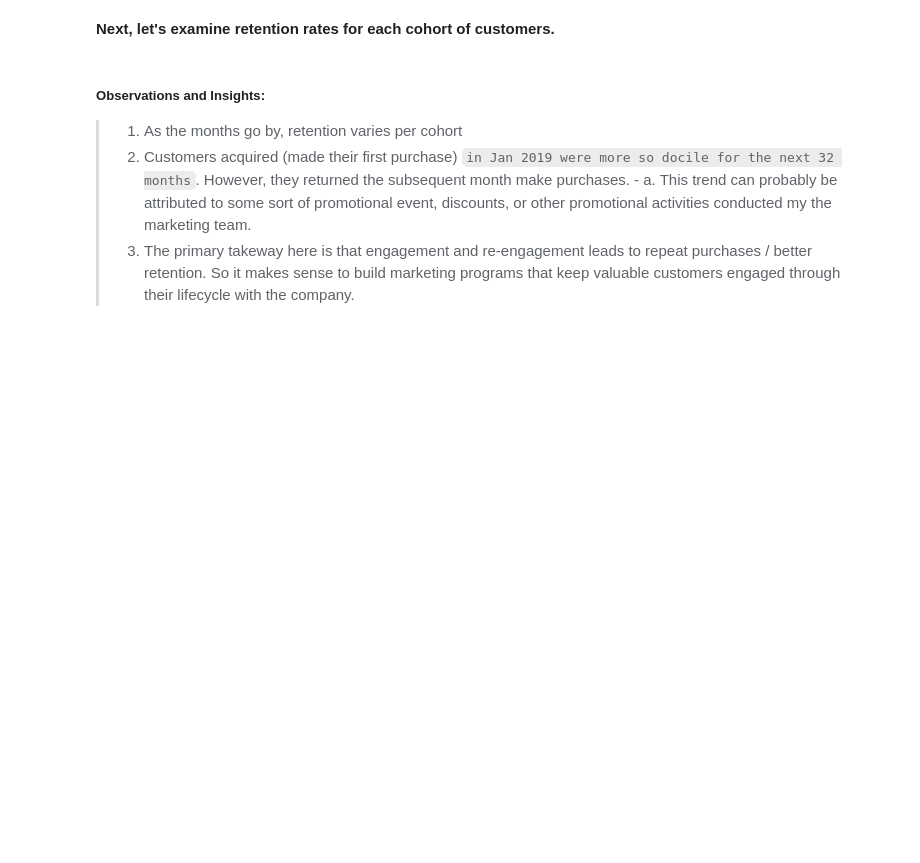
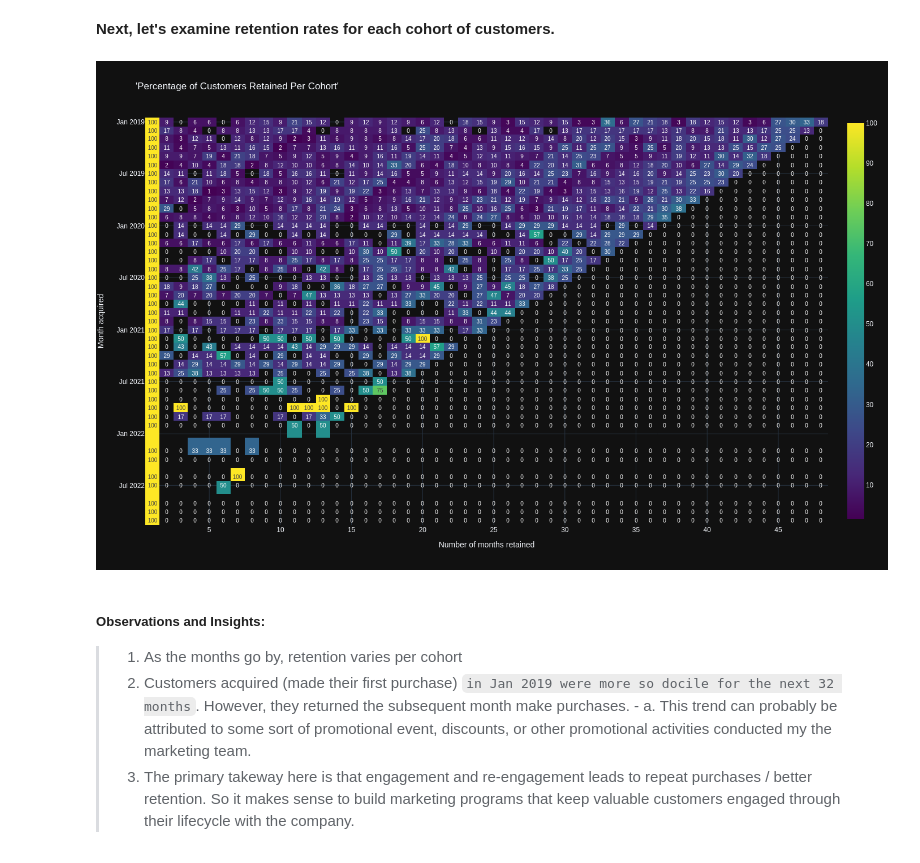
Before and after one commit to DataAnalyticSscience/MarketingAnalytics, a Jupyter notebook: Customer_Lifetime_Value_RFM_Analysis.ipynb, the cells around one changed output. Cells and saved outputs as stored; diff of their text form; code cells hidden in the pictures; blank space fills up the shorter version.

```diff
--- a/Customer_Lifetime_Value_RFM_Analysis.ipynb
+++ b/Customer_Lifetime_Value_RFM_Analysis.ipynb
@@ -610,7 +612,9 @@ def get_month_name(x):
 Month_List = Month_List.apply(get_month_name)
 # %%
 fig = px.imshow(Retention_Rate, labels=dict(x="Number of months retained", y="Month acquired"), text_auto='.0f', aspect="auto", color_continuous_scale="Viridis",
-                title="'Percentage of Customers Retained Per Cohort'", template="plotly_dark").update_layout(width=1400, height=900).update_xaxes(side="bottom").show()
+                title="'Percentage of Customers Retained Per Cohort'", template="plotly_dark").update_layout(width=1400, height=900).update_xaxes(side="bottom").show("png")
+# %% [output]
+[figure, added]
 # %% [markdown]
 ##### **Observations and Insights:**
 
```
Also changed, not shown: parts of 17 cells of this notebook.
